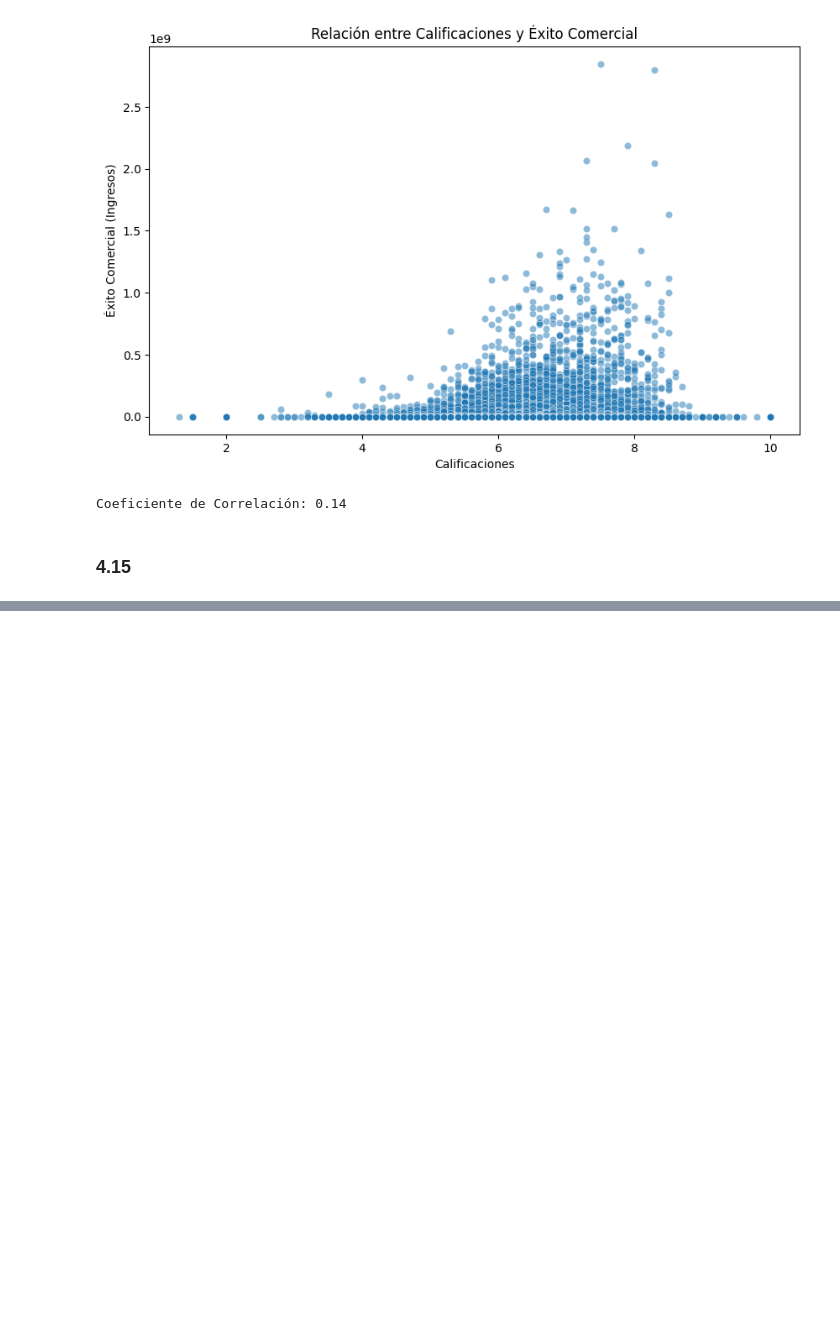
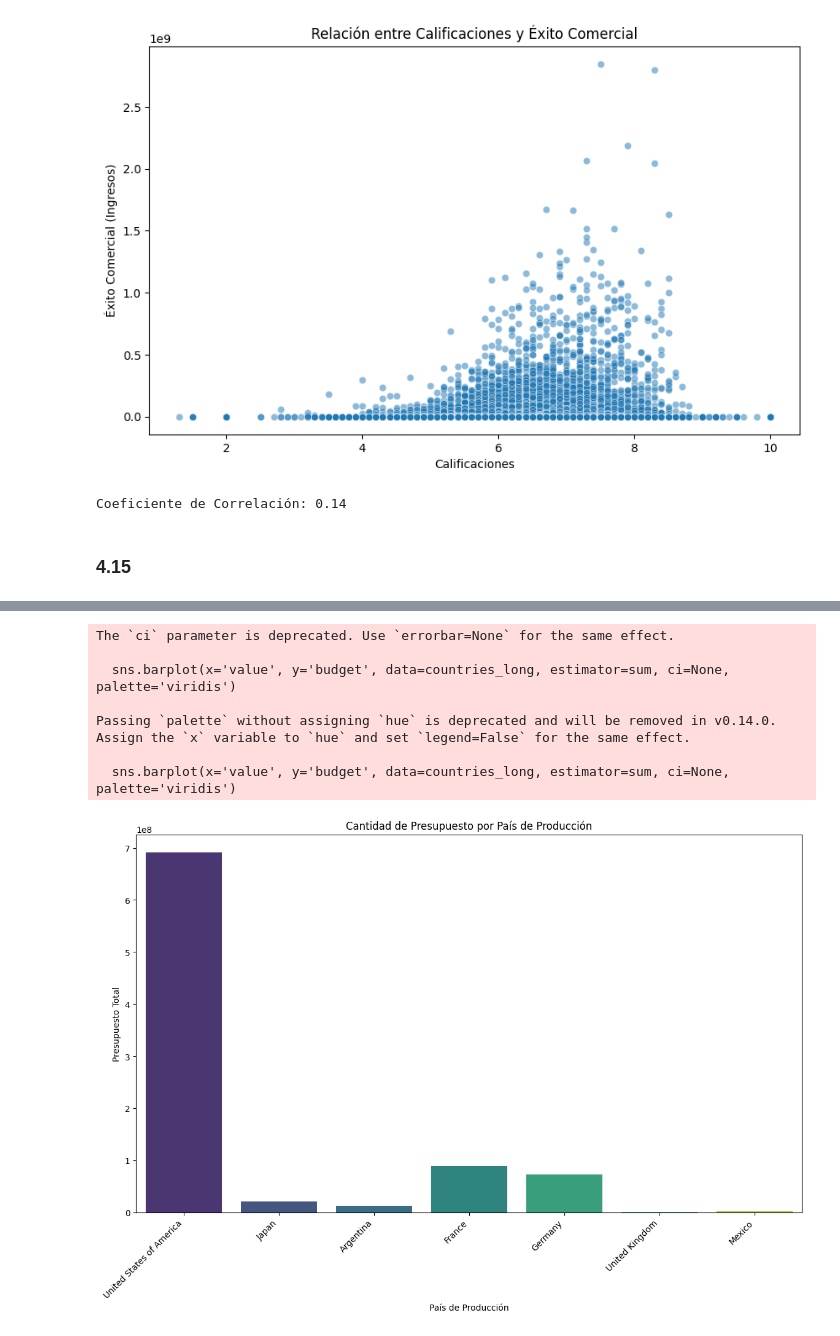
Before and after one commit to Arthurs101/HT-1DATAMINING, a Jupyter notebook: HT.ipynb, the cells around one changed output, grey strips where cells are left out. Drawn from its saved outputs; the diff is of its cells as text; code cells hidden in the pictures; blank space fills up the shorter version.

```diff
--- a/HT.ipynb
+++ b/HT.ipynb
@@ -611,0 +712,47 @@ See the caveats in the documentation: https://pandas.pydata.org/pandas-docs/stab
+# %%
+### 5.4 Cuáles países son los que más invierten en la producción de películas.
+
+import pandas as pd
+import seaborn as sns
+import matplotlib.pyplot as plt
+
+# Suponiendo que ya tienes cargado tu DataFrame llamado moviesdf
+
+# Eliminar filas con valores nulos en 'productionCountry' y 'budget'
+moviesdf_clean = moviesdf.dropna(subset=['productionCountry', 'budget'])
+
+# Eliminar filas con budget igual a 0
+moviesdf_clean = moviesdf_clean[moviesdf_clean['budget'] != 0]
+
+# Separar los países en cada fila
+countries_split = moviesdf_clean['productionCountry'].str.split('|', expand=True)
+
+# Convertir la columna 'budget' a tipo numérico
+moviesdf_clean['budget'] = pd.to_numeric(moviesdf_clean['budget'], errors='coerce')
+
+# Agregar una columna 'budget' al DataFrame resultante
+countries_split['budget'] = moviesdf_clean['budget']
+
+# Convertir los datos a formato largo (long format)
+countries_long = countries_split.melt(id_vars='budget', var_name='country', value_name='value')
+
+# Filtrar filas con valores no nulos en 'value' (país)
+countries_long = countries_long.dropna(subset=['value'])
+countries_long = countries_long[:20]
+# Visualizar un gráfico de barras para mostrar la cantidad de presupuesto por país de producción
+plt.figure(figsize=(14, 8))
+sns.barplot(x='value', y='budget', data=countries_long, estimator=sum, ci=None, palette='viridis')
+plt.title('Cantidad de Presupuesto por País de Producción')
+plt.xlabel('País de Producción')
+plt.ylabel('Presupuesto Total')
+plt.xticks(rotation=45, ha='right')
+plt.show()
+# %% [output]
+The `ci` parameter is deprecated. Use `errorbar=None` for the same effect.
+
+  sns.barplot(x='value', y='budget', data=countries_long, estimator=sum, ci=None, palette='viridis')
+
+Passing `palette` without assigning `hue` is deprecated and will be removed in v0.14.0. Assign the `x` variable to `hue` and set `legend=False` for the same effect.
+
+  sns.barplot(x='value', y='budget', data=countries_long, estimator=sum, ci=None, palette='viridis')
+[figure, added]
```
Also changed, not shown: parts of 7 cells of this notebook.
